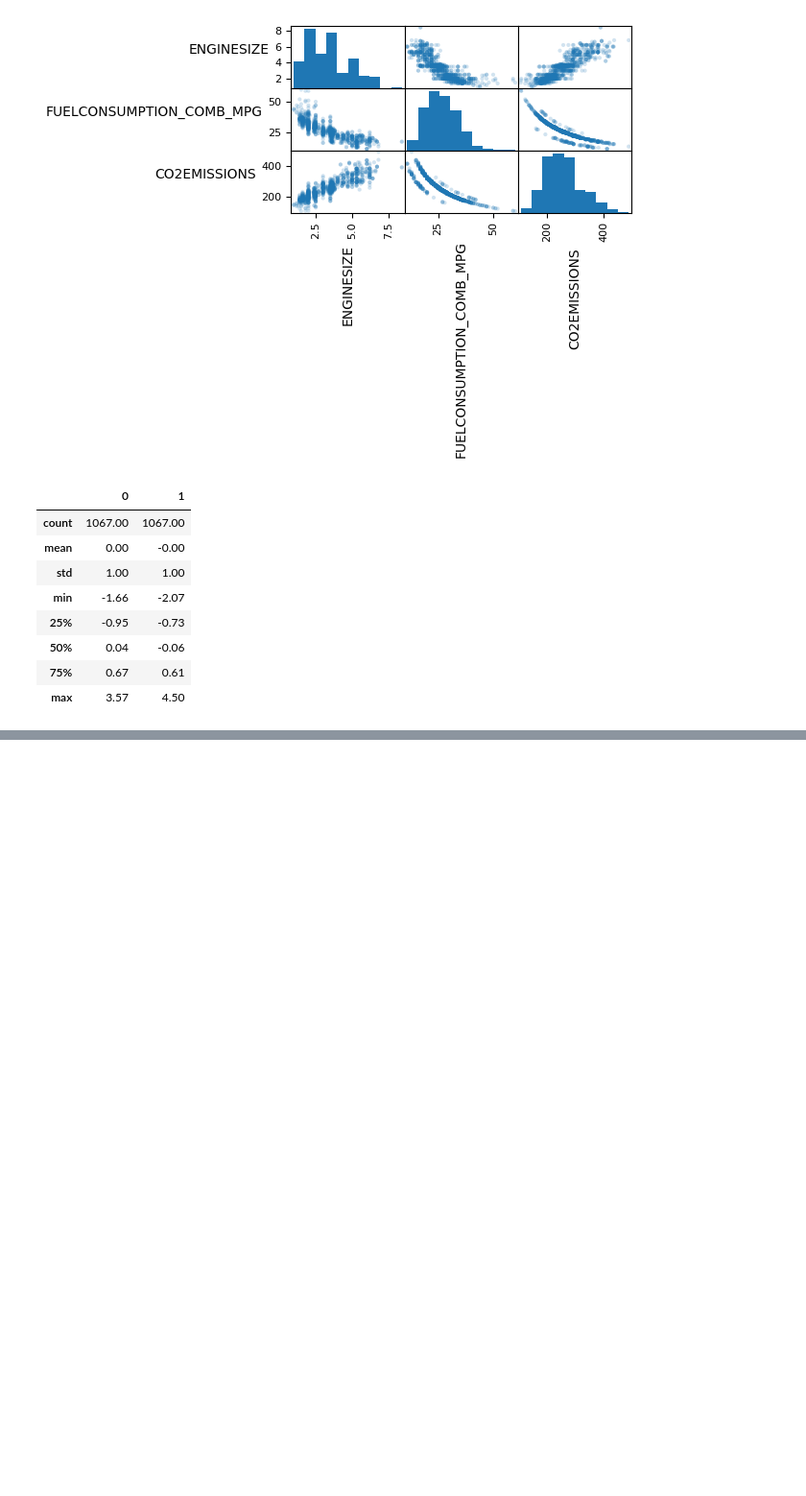
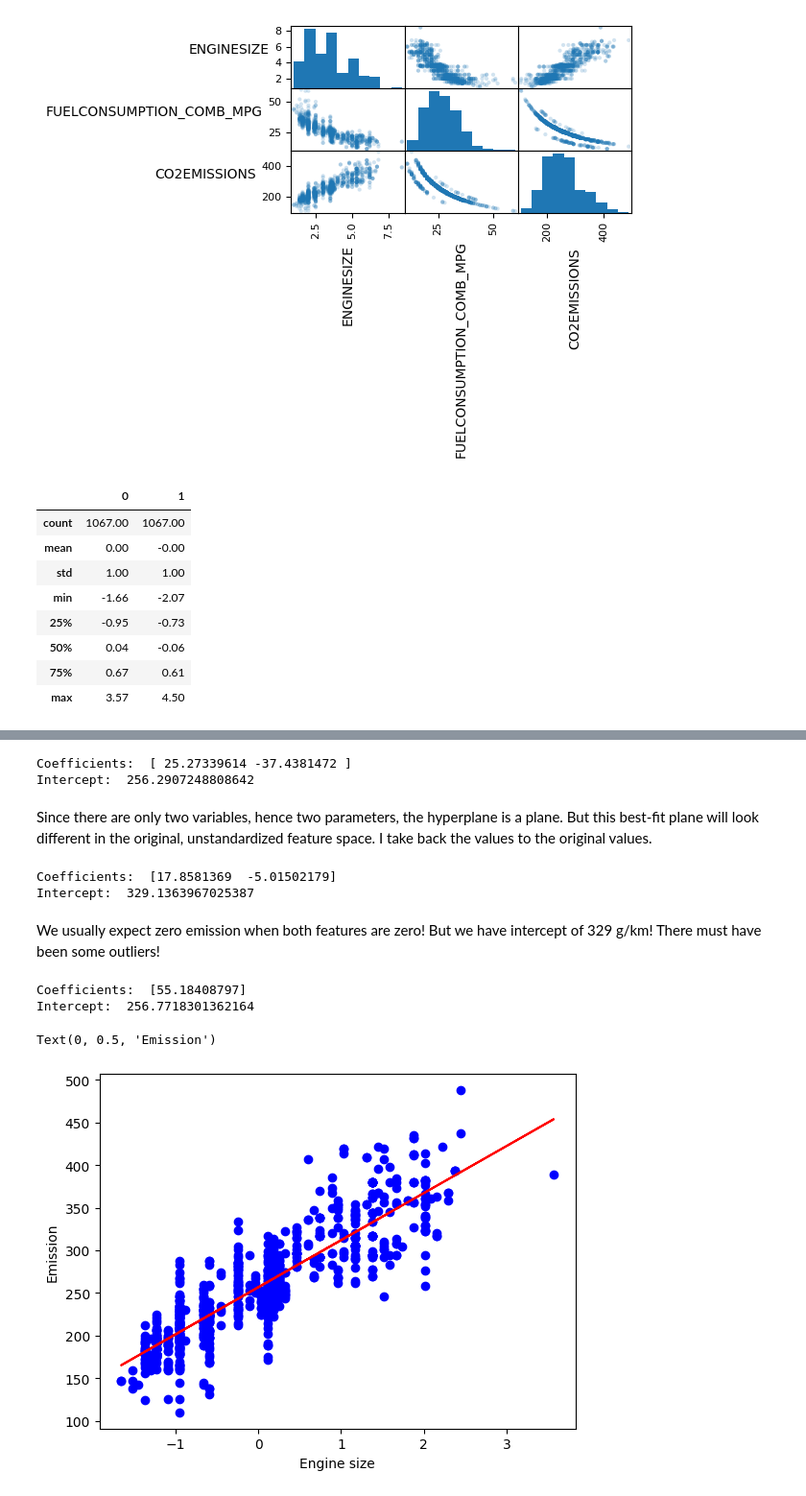
Before and after one commit to Helia-Karisani/Multiple_Linear_Regression, a Jupyter notebook: Multiple_Linear_Regression.ipynb, the cells around one changed output, grey strips where cells are left out. Shown at 96% size. Drawn from its saved outputs; the diff is of its cells as text; code cells hidden in the pictures; blank space fills up the shorter version.

Commit message:
adding a model based on fuel consumption

```diff
--- a/Multiple_Linear_Regression.ipynb
+++ b/Multiple_Linear_Regression.ipynb
@@ -125,4 +125,4 @@ pd.DataFrame(X_std).describe().round(2)
 # create and test datasets, 20%/80%
 
 from sklearn.model_selection import train_test_split
-X_train, X_test, y_train, y_train = train_test_split(X_std, y, test_size = 0.2, random_state = 42)
+X_train, X_test, y_train, y_test = train_test_split(X_std, y, test_size = 0.2, random_state = 42)
@@ -128,0 +137,69 @@ X_train, X_test, y_train, y_train = train_test_split(X_std, y, test_size = 0.2,
+# %%
+y_train = y_train.ravel()
+y_test  = y_test.ravel()
+# %%
+# build a "multiple linear regression" model
+from sklearn import linear_model
+
+# model object
+regressor = linear_model.LinearRegression()
+
+# train the model
+regressor.fit(X_train, y_train)
+
+
+# show result coefficients
+coef_ = regressor.coef_
+intercept_ = regressor.intercept_
+
+print('Coefficients: ', coef_)
+print('Intercept: ', intercept_)
+# %% [output]
+Coefficients:  [ 25.27339614 -37.4381472 ]
+Intercept:  256.2907248808642
+# %% [markdown]
+ Since there are only two variables, hence two parameters, the hyperplane is a plane. But this best-fit plane will look different in the original, unstandardized feature space.
+ I take back the values to the original values.
+# %%
+# undoing standardization on the model parameters (not on the data).
+
+# Get the standard scaler's mean and standard deviation parameters
+means_ = std_scaler.mean_
+std_devs_ = np.sqrt(std_scaler.var_)
+
+coef_original = coef_ / std_devs_
+intercept_original = intercept_ - np.sum((means_ * coef_) / std_devs_)
+
+print ('Coefficients: ', coef_original)
+print ('Intercept: ', intercept_original)
+# %% [output]
+Coefficients:  [17.8581369  -5.01502179]
+Intercept:  329.1363967025387
+# %% [markdown]
+We usually expect zero emission when both features are zero!
+But we have intercept of 329 g/km!
+There must have been some outliers!
+# %%
+#parameters of linear regression for CO2 emission with regard to engine size
+# because the two-feature model seemed weak
+
+X_train_1 = X_train[:,0]
+regressor_1 = linear_model.LinearRegression()
+# sklearn requires X.shape == (n_samples, n_features)
+# because (853,) is just an array not a 1D col
+regressor_1.fit(X_train_1.reshape(-1, 1), y_train)
+coef_1 =  regressor_1.coef_
+intercept_1 = regressor_1.intercept_
+print ('Coefficients: ',coef_1)
+print ('Intercept: ',intercept_1)
+# %% [output]
+Coefficients:  [55.18408797]
+Intercept:  256.7718301362164
+# %%
+plt.scatter(X_train_1, y_train,  color='blue')
+plt.plot(X_train_1, coef_1[0] * X_train_1 + intercept_1, '-r')
+plt.xlabel("Engine size")
+plt.ylabel("Emission")
+# %% [output]
+Text(0, 0.5, 'Emission')
+[figure, added]
```
Also changed, not shown: parts of 3 cells of this notebook.
